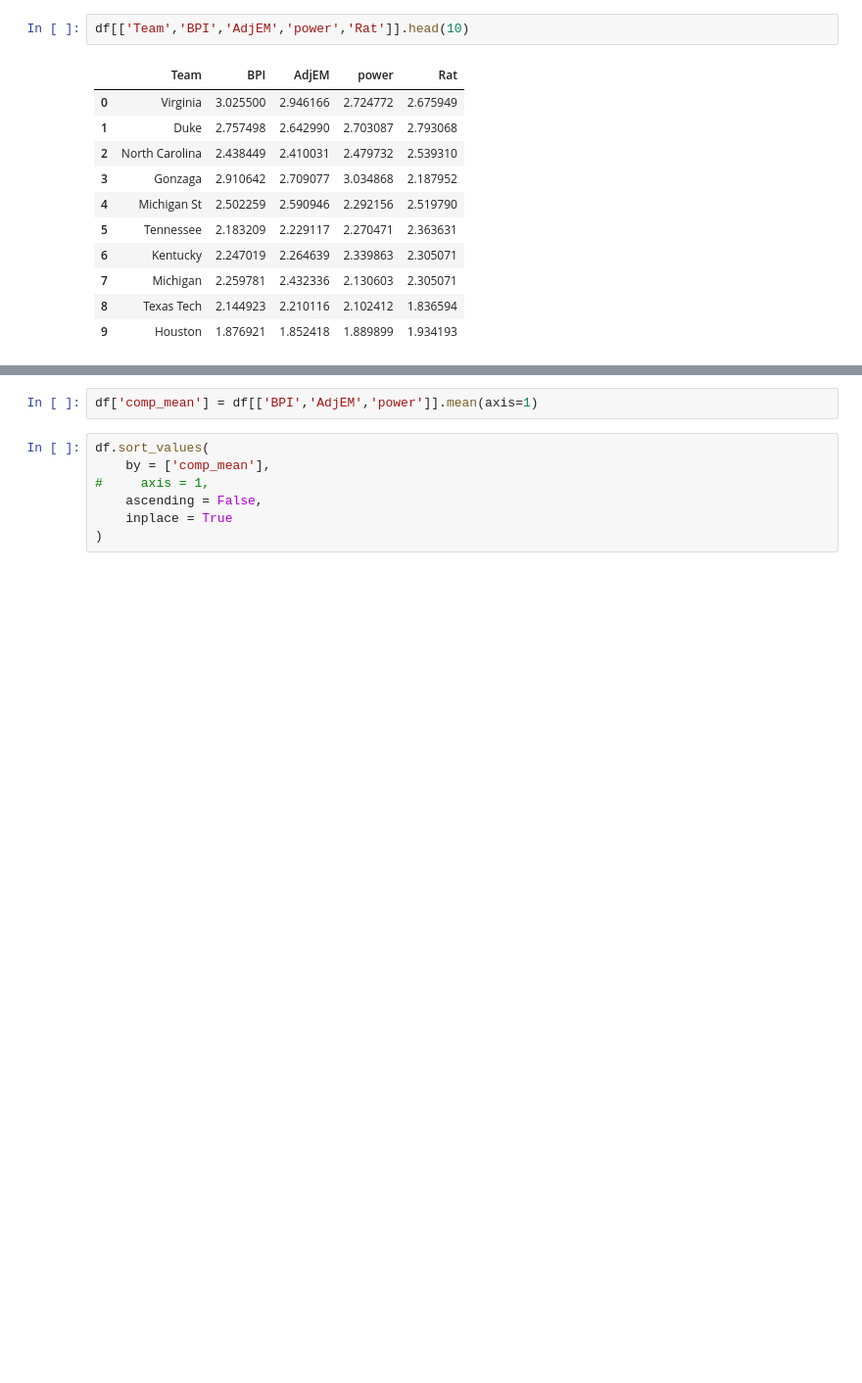
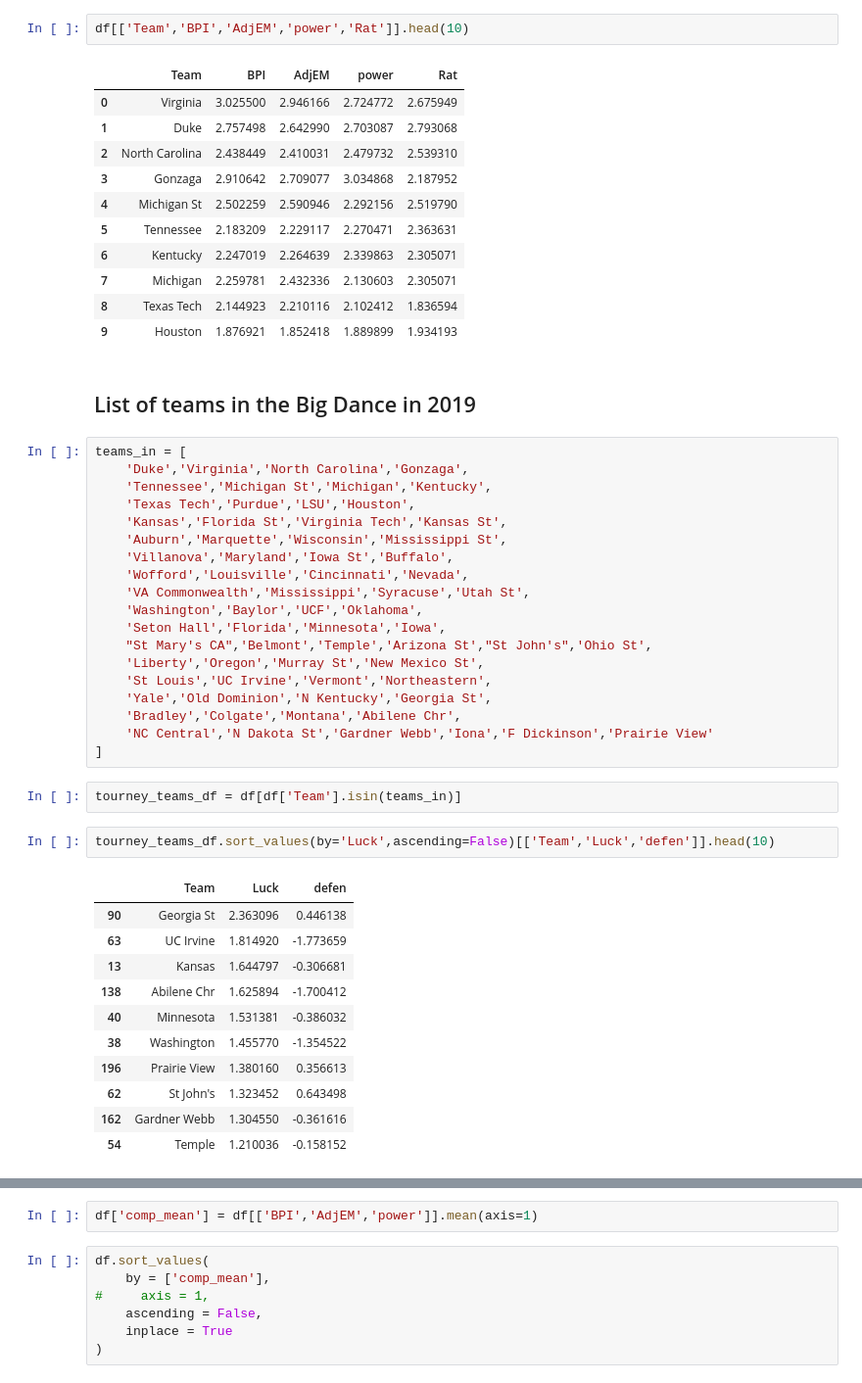
Before and after one commit to ryangooch/automated_ncaa_bb_bracket, a Jupyter notebook: MetricComparison.ipynb, the cells around one changed output, grey strips where cells are left out. Shown at 98% size. Saved outputs shown, nothing was run; the diff lists cells and outputs as text; blank space fills up the shorter version.

```diff
--- a/MetricComparison.ipynb
+++ b/MetricComparison.ipynb
@@ -363,3 +363,40 @@ df[['Team','BPI','AdjEM','power','Rat']].head(10)
 | 7 | Michigan | 2.259781 | 2.432336 | 2.130603 | 2.305071 |
 | 8 | Texas Tech | 2.144923 | 2.210116 | 2.102412 | 1.836594 |
 | 9 | Houston | 1.876921 | 1.852418 | 1.889899 | 1.934193 |
+# %% [markdown]
+## List of teams in the Big Dance in 2019
+# %%
+teams_in = [
+    'Duke','Virginia','North Carolina','Gonzaga',
+    'Tennessee','Michigan St','Michigan','Kentucky',
+    'Texas Tech','Purdue','LSU','Houston',
+    'Kansas','Florida St','Virginia Tech','Kansas St',
+    'Auburn','Marquette','Wisconsin','Mississippi St',
+    'Villanova','Maryland','Iowa St','Buffalo',
+    'Wofford','Louisville','Cincinnati','Nevada',
+    'VA Commonwealth','Mississippi','Syracuse','Utah St',
+    'Washington','Baylor','UCF','Oklahoma',
+    'Seton Hall','Florida','Minnesota','Iowa',
+    "St Mary's CA",'Belmont','Temple','Arizona St',"St John's",'Ohio St',
+    'Liberty','Oregon','Murray St','New Mexico St',
+    'St Louis','UC Irvine','Vermont','Northeastern',
+    'Yale','Old Dominion','N Kentucky','Georgia St',
+    'Bradley','Colgate','Montana','Abilene Chr',
+    'NC Central','N Dakota St','Gardner Webb','Iona','F Dickinson','Prairie View'
+]
+# %%
+tourney_teams_df = df[df['Team'].isin(teams_in)]
+# %%
+tourney_teams_df.sort_values(by='Luck',ascending=False)[['Team','Luck','defen']].head(10)
+# %% [output]
+|  | Team | Luck | defen |
+| 90 | Georgia St | 2.363096 | 0.446138 |
+| 63 | UC Irvine | 1.814920 | -1.773659 |
+| 13 | Kansas | 1.644797 | -0.306681 |
+| 138 | Abilene Chr | 1.625894 | -1.700412 |
+| 40 | Minnesota | 1.531381 | -0.386032 |
+| 38 | Washington | 1.455770 | -1.354522 |
+| 196 | Prairie View | 1.380160 | 0.356613 |
+| 62 | St John's | 1.323452 | 0.643498 |
+| 162 | Gardner Webb | 1.304550 | -0.361616 |
+| 54 | Temple | 1.210036 | -0.158152 |
```
Also changed, not shown: parts of 3 cells of this notebook.
